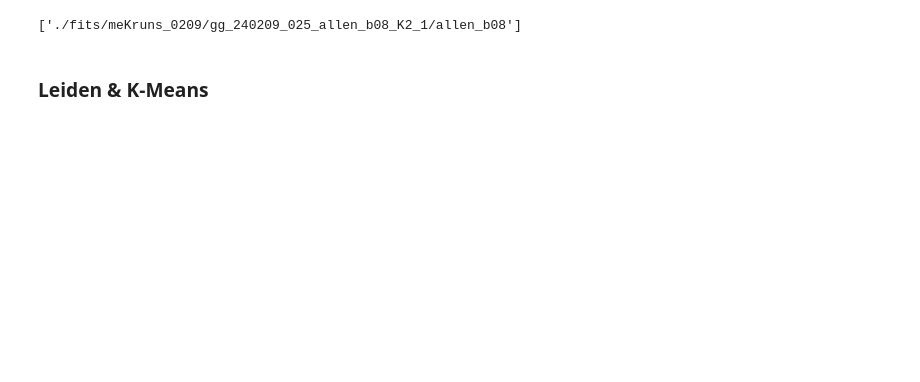
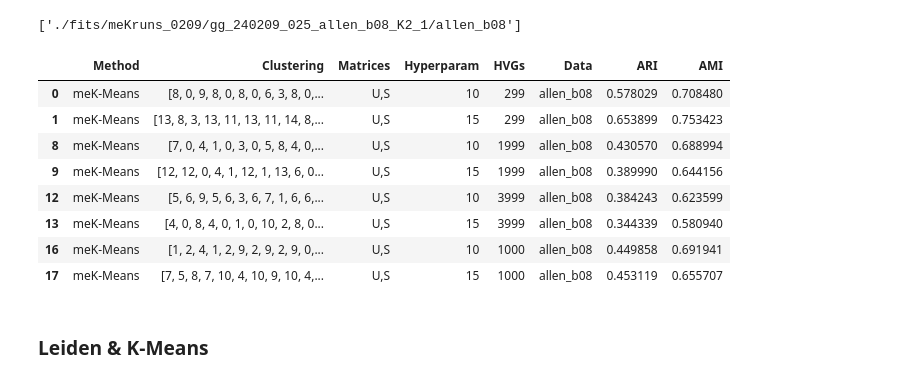
Before and after one commit to tarachari3/perturbCME, a Jupyter notebook: notebooks/20240208_meKMeans_benchmark_meK_Leiden_KMeans.ipynb, the cells around one changed output. Saved outputs shown, nothing was run; the diff lists cells and outputs as text; code cells hidden in the pictures; blank space fills up the shorter version.

```diff
--- a/notebooks/20240208_meKMeans_benchmark_meK_Leiden_KMeans.ipynb
+++ b/notebooks/20240208_meKMeans_benchmark_meK_Leiden_KMeans.ipynb
@@ -229,3 +406,16 @@ meK_res.head()
+# %%
+unpickled_df = pd.read_pickle('./fits/meKruns_0209/meK_res.pkl')
+unpickled_df[unpickled_df.Data.isin(['allen_b08'])]
+# %% [output]
+|  | Method | Clustering | Matrices | Hyperparam | HVGs | Data | ARI | AMI |
+| 0 | meK-Means | [8, 0, 9, 8, 0, 8, 0, 6, 3, 8, 0,... | U,S | 10 | 299 | allen_b08 | 0.578029 | 0.708480 |
+| 1 | meK-Means | [13, 8, 3, 13, 11, 13, 11, 14, 8,... | U,S | 15 | 299 | allen_b08 | 0.653899 | 0.753423 |
+| 8 | meK-Means | [7, 0, 4, 1, 0, 3, 0, 5, 8, 4, 0,... | U,S | 10 | 1999 | allen_b08 | 0.430570 | 0.688994 |
+| 9 | meK-Means | [12, 12, 0, 4, 1, 12, 1, 13, 6, 0... | U,S | 15 | 1999 | allen_b08 | 0.389990 | 0.644156 |
+| 12 | meK-Means | [5, 6, 9, 5, 6, 3, 6, 7, 1, 6, 6,... | U,S | 10 | 3999 | allen_b08 | 0.384243 | 0.623599 |
+| 13 | meK-Means | [4, 0, 8, 4, 0, 1, 0, 10, 2, 8, 0... | U,S | 15 | 3999 | allen_b08 | 0.344339 | 0.580940 |
+| 16 | meK-Means | [1, 2, 4, 1, 2, 9, 2, 9, 2, 9, 0,... | U,S | 10 | 1000 | allen_b08 | 0.449858 | 0.691941 |
+| 17 | meK-Means | [7, 5, 8, 7, 10, 4, 10, 9, 10, 4,... | U,S | 15 | 1000 | allen_b08 | 0.453119 | 0.655707 |
 # %% [markdown]
 ### **Leiden & K-Means**
 # %%
```
Also changed, not shown: parts of 13 cells of this notebook, 3 other files.
